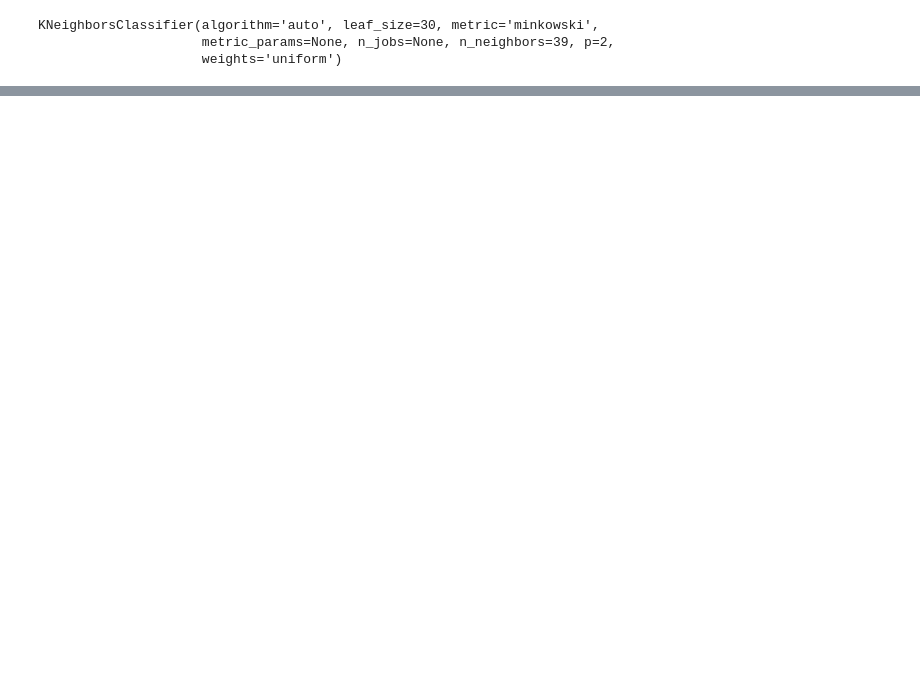
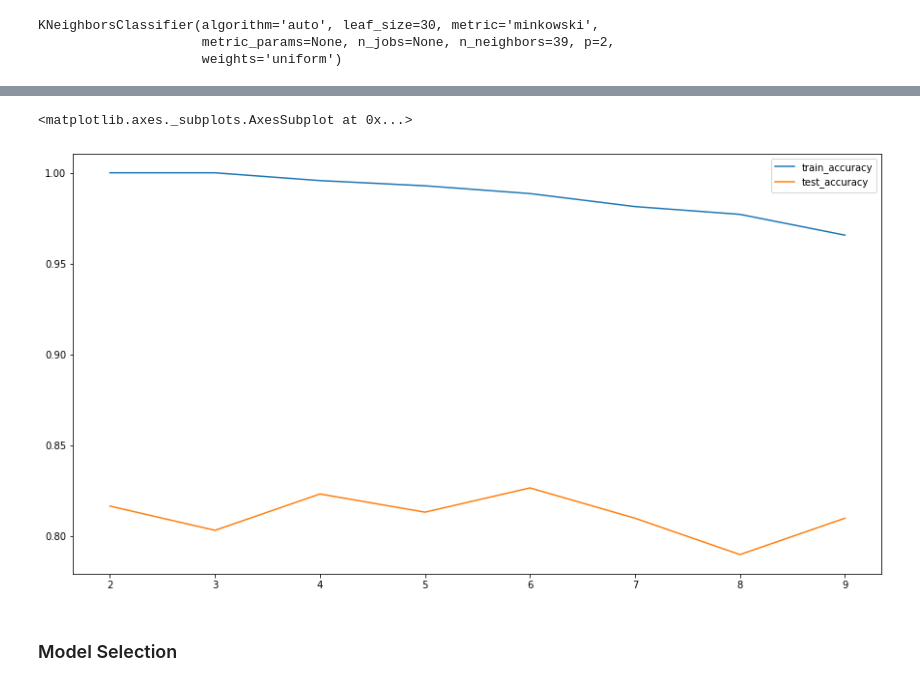
Before and after one commit to taqiyyaghazi/diabetes-prediction-with-machine-learning, a Jupyter notebook: diabetes_classification.ipynb, the cells around one changed output, grey strips where cells are left out. Cells and saved outputs as stored; diff of their text form; code cells hidden in the pictures; blank space fills up the shorter version.

```diff
--- a/diabetes_classification.ipynb
+++ b/diabetes_classification.ipynb
@@ -427,0 +475,26 @@ model2 = RandomForestClassifier
+# %%
+hyper_param_list=[x for x in range(2, 10)]
+# %%
+df_trade_off=[]
+for md in hyper_param_list:
+  model_trade_off=RandomForestClassifier(min_samples_split=md, random_state=101)
+
+  # model_base=RandomForestClassifier(n_estimators=40, max_depth=md,min_samples_split=3)
+  # model_churn_trade_off=AdaBoostClassifier(base_estimator=model_base, n_estimators=15, learning_rate=0.2, random_state=321)
+
+  model_trade_off.fit(X_train,y_train)
+  y_train_pred_temp=model_trade_off.predict(X_train)
+  y_test_pred_temp=model_trade_off.predict(X_test)
+  cm_train=confusion_matrix(y_train, y_train_pred_temp)
+  cm_test=confusion_matrix(y_test, y_test_pred_temp)
+  acc_train,p,r=model_validation_metrics(cm_train)
+  acc_test,p,r =model_validation_metrics(cm_test)
+  df_trade_off.append([acc_train,acc_test])
+df_trade_off=pd.DataFrame(df_trade_off,columns=['train_accuracy','test_accuracy'],index=hyper_param_list)
+# %%
+df_trade_off.plot(figsize=(15,8))
+# %% [output]
+<matplotlib.axes._subplots.AxesSubplot at 0x...>
+[figure, added]
+# %% [markdown]
+### Model Selection
```
Also changed, not shown: parts of 37 cells of this notebook.
